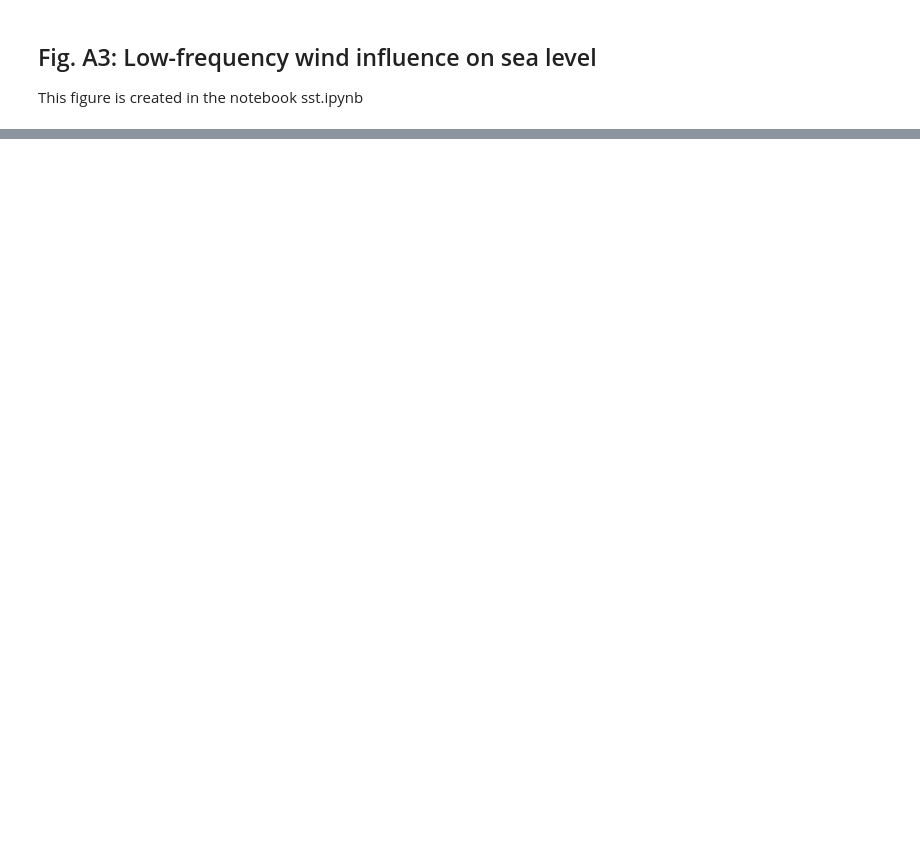
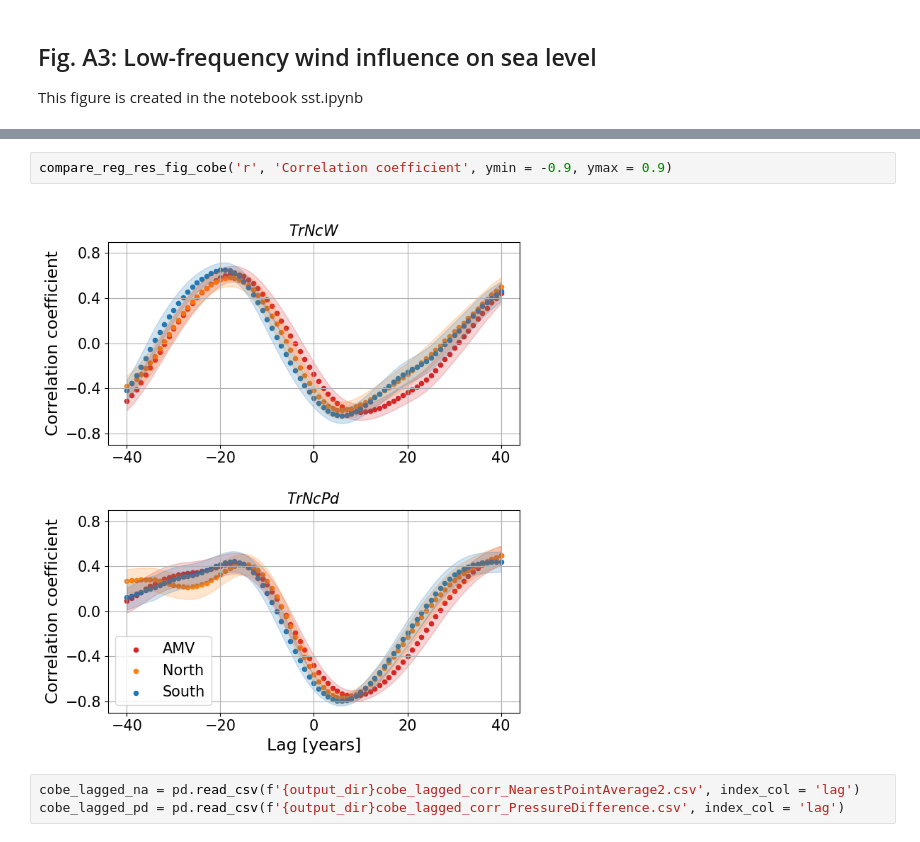
Before and after one commit to KNMI-sealevel/NetherlandsSeaLevelAcceleration, a Jupyter notebook: figures.ipynb, the cells around one changed output, grey strips where cells are left out. Cells and saved outputs as stored; diff of their text form; blank space fills up the shorter version.

```diff
--- a/figures.ipynb
+++ b/figures.ipynb
@@ -427,0 +729,7 @@ This figure is created in the notebook sst.ipynb
+# %%
+compare_reg_res_fig_cobe('r', 'Correlation coefficient', ymin = -0.9, ymax = 0.9)
+# %% [output]
+[figure, added]
+# %%
+cobe_lagged_na = pd.read_csv(f'{output_dir}cobe_lagged_corr_NearestPointAverage2.csv', index_col = 'lag')
+cobe_lagged_pd = pd.read_csv(f'{output_dir}cobe_lagged_corr_PressureDifference.csv', index_col = 'lag')
```
Also changed, not shown: parts of 19 cells of this notebook, 11 other files.
